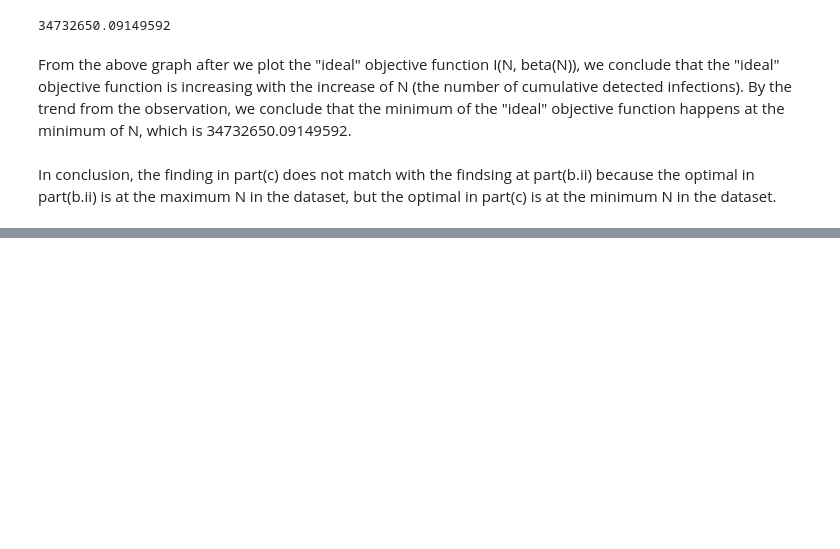
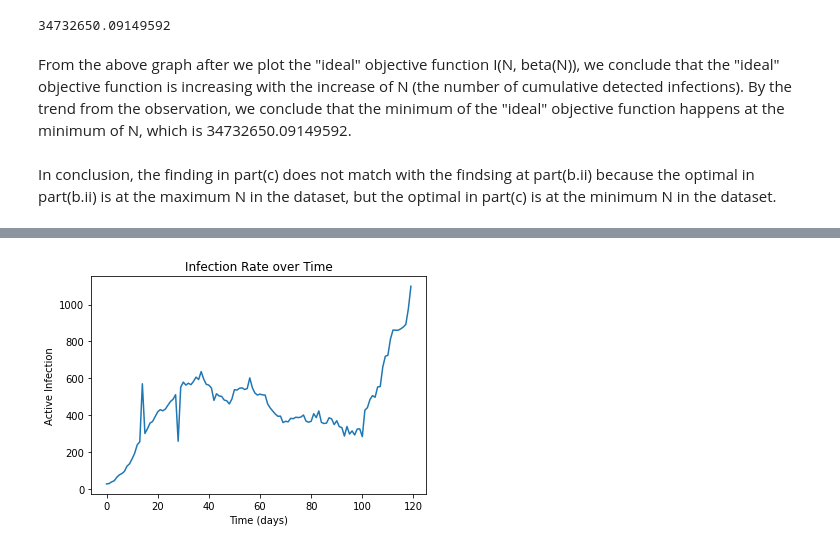
Before and after one commit to Ghostbrush/Epidemiology-Project-Analysis-of-S.F.-D.C.-COVID-Data, a Jupyter notebook: TW1.ipynb, the cells around one changed output, grey strips where cells are left out. Saved outputs shown, nothing was run; the diff lists cells and outputs as text; code cells hidden in the pictures; blank space fills up the shorter version.

```diff
--- a/TW1.ipynb
+++ b/TW1.ipynb
@@ -274,0 +282,20 @@ In conclusion, the finding in part(c) does not match with the findsing at part(b
+# %%
+# Get population
+population = df["Population"][0]
+accumulated_cases = np.array(df_clean.iloc[0])
+
+T_max = 119
+I = np.zeros(T_max + 1)
+
+for t in range(0, T_max + 1):
+    I[t] = accumulated_cases[t + t0 + 7] - accumulated_cases[t + t0 -7]
+
+
+plt.figure()
+plt.plot(I)
+plt.xlabel("Time (days)")
+plt.ylabel("Active Infection")
+plt.title("Infection Rate over Time")
+plt.show()
+# %% [output]
+[figure, added]
```
Also changed, not shown: parts of 12 cells of this notebook, 1 other file.
